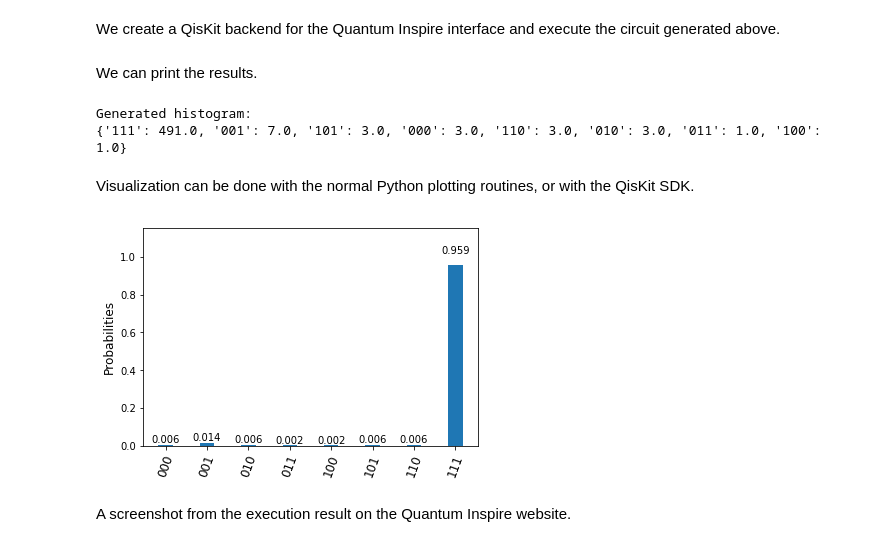
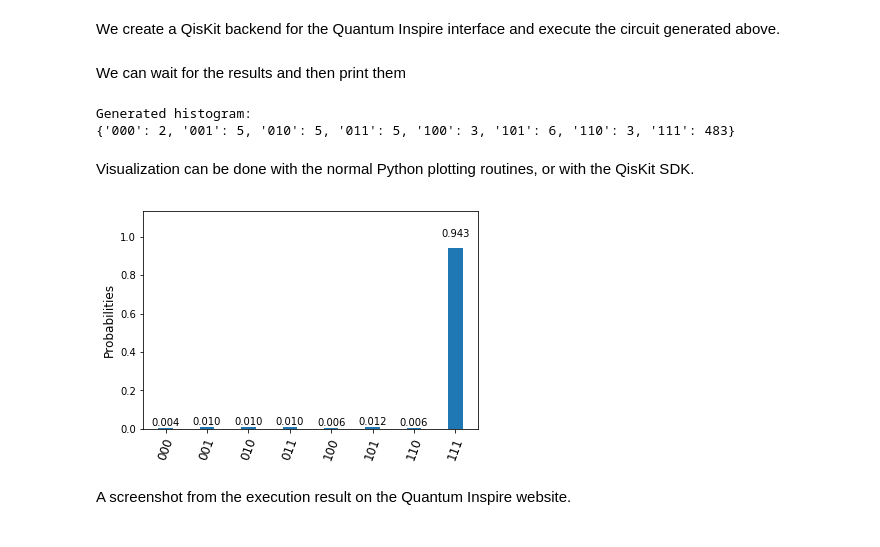
Before and after one commit to QuTech-Delft/quantuminspire, a Jupyter notebook: docs/grover_algorithm_qi.ipynb, the cells around one changed output. Saved outputs shown, nothing was run; the diff lists cells and outputs as text; code cells hidden in the pictures.

```diff
--- a/docs/grover_algorithm_qi.ipynb
+++ b/docs/grover_algorithm_qi.ipynb
@@ -341,18 +351,19 @@ backend=QiSimulatorPy(qi)
 j=execute(qc, backend=backend, shots=512)
 # %% [markdown]
-We can print the results.
+We can wait for the results and then print them
 # %%
+result = j.result()
 print('Generated histogram:')
-print(j.get_counts())
+print(result.get_counts())
 # %% [output]
 Generated histogram:
-{'111': 491.0, '001': 7.0, '101': 3.0, '000': 3.0, '110': 3.0, '010': 3.0, '011': 1.0, '100': 1.0}
+{'000': 2, '001': 5, '010': 5, '011': 5, '100': 3, '101': 6, '110': 3, '111': 483}
 # %% [markdown]
 Visualization can be done with the normal Python plotting routines, or with the QisKit SDK.
 # %%
-plot_histogram(j.get_counts(qc))
+plot_histogram(result.get_counts(qc))
 # %% [output]
-[figure, old version]
+[figure, new version]
 # %% [markdown]
 A screenshot from the execution result on the Quantum Inspire website.
 # %% [markdown]
```
Also changed, not shown: parts of 9 cells of this notebook, 11 other files.
